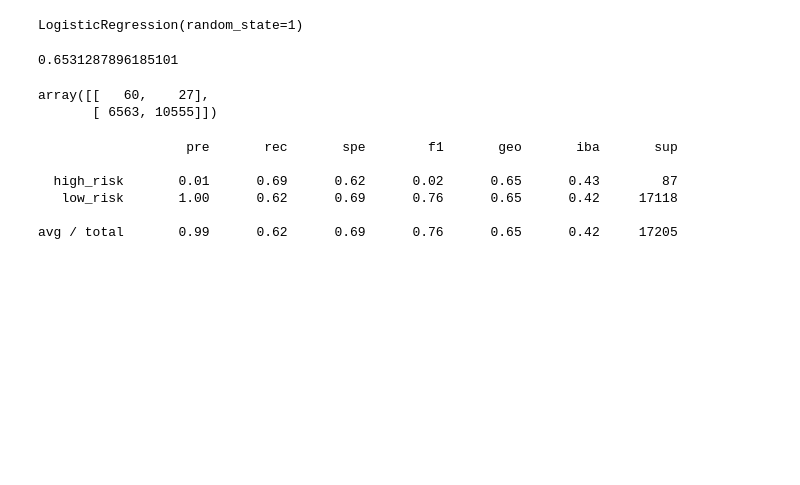
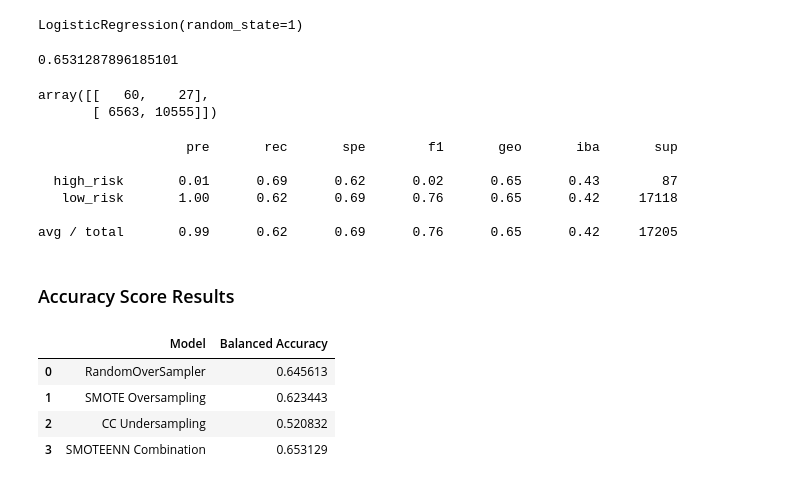
Before and after one commit to BiancaTaisePommerening/Credit_Risk_Analysis-, a Jupyter notebook: credit_risk_resampling.ipynb, the cells around one changed output. Drawn from its saved outputs; the diff is of its cells as text; code cells hidden in the pictures; blank space fills up the shorter version.

Commit message:
added confusion matrices images and added code to assign the accuracy scores to variables in order to create a df to display the results.

```diff
--- a/credit_risk_resampling.ipynb
+++ b/credit_risk_resampling.ipynb
@@ -249,7 +249,8 @@ from sklearn.metrics import balanced_accuracy_score
 y_pred = model.predict(X_test)
 
 # The balance_accuracy_score is defined as the average of recall obtained on each class.
-balanced_accuracy_score(y_test, y_pred)
+ros_accuracy = balanced_accuracy_score(y_test, y_pred)
+ros_accuracy
 # %% [output]
 0.6456130066757718
 # %% [markdown]
@@ -329,7 +330,8 @@ LogisticRegression(random_state=1)
 # %%
 # Calculated the balanced accuracy score
 y_pred = model.predict(X_test)
-balanced_accuracy_score(y_test, y_pred)
+smote_accuracy = balanced_accuracy_score(y_test, y_pred)
+smote_accuracy
 # %% [output]
 0.6234433606890912
 # %%
@@ -380,5 +382,6 @@ LogisticRegression(random_state=1)
 # %%
 # Calculated the balanced accuracy score
 y_pred = model.predict(X_test)
-balanced_accuracy_score(y_test, y_pred)
+undersampling_accuracy = balanced_accuracy_score(y_test, y_pred)
+undersampling_accuracy
 # %% [output]
@@ -435,7 +438,8 @@ LogisticRegression(random_state=1)
 # %%
 # Calculated the balanced accuracy score
 y_pred = model.predict(X_test)
-balanced_accuracy_score(y_test, y_pred)
+smoteenn_accuracy = balanced_accuracy_score(y_test, y_pred)
+smoteenn_accuracy
 # %% [output]
 0.6531287896185101
 # %%
@@ -459,3 +463,14 @@ print(classification_report_imbalanced(y_test, y_pred))
    low_risk       1.00      0.62      0.69      0.76      0.65      0.42     17118
 
 avg / total       0.99      0.62      0.69      0.76      0.65      0.42     17205
+# %% [markdown]
+### Accuracy Score Results
+# %%
+pd.DataFrame({"Model":["RandomOverSampler","SMOTE Oversampling","CC Undersampling","SMOTEENN Combination"],
+            "Balanced Accuracy":[ros_accuracy, smote_accuracy, undersampling_accuracy, smoteenn_accuracy]})
+# %% [output]
+|  | Model | Balanced Accuracy |
+| 0 | RandomOverSampler | 0.645613 |
+| 1 | SMOTE Oversampling | 0.623443 |
+| 2 | CC Undersampling | 0.520832 |
+| 3 | SMOTEENN Combination | 0.653129 |
```
Also changed, not shown: parts of 3 cells of this notebook, 5 other files.
